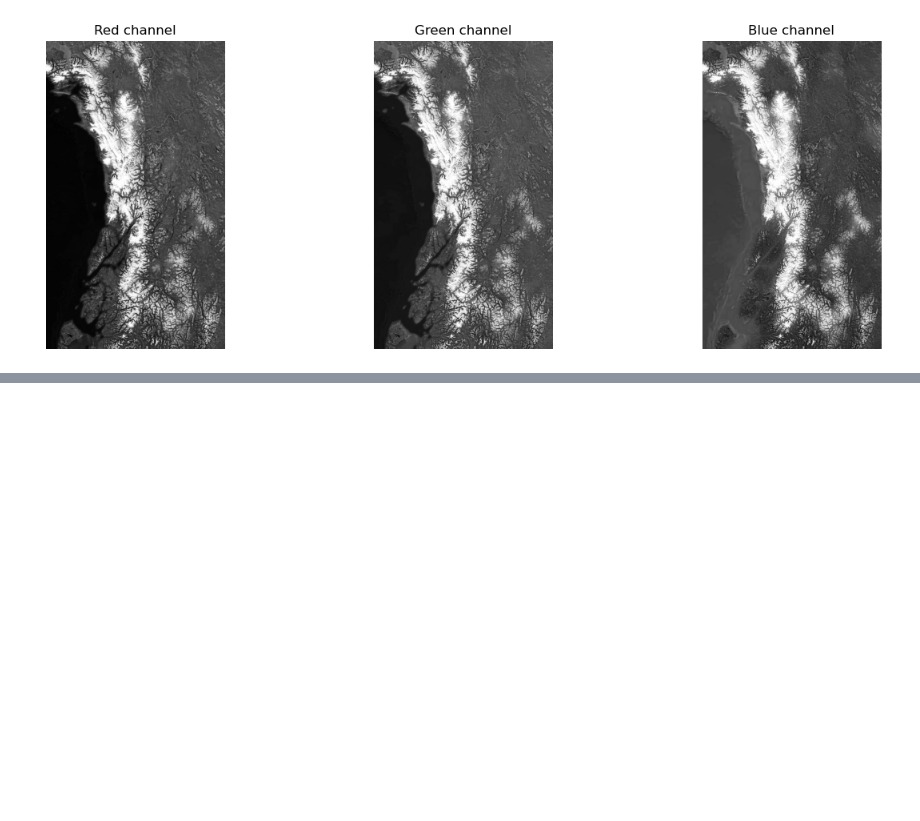
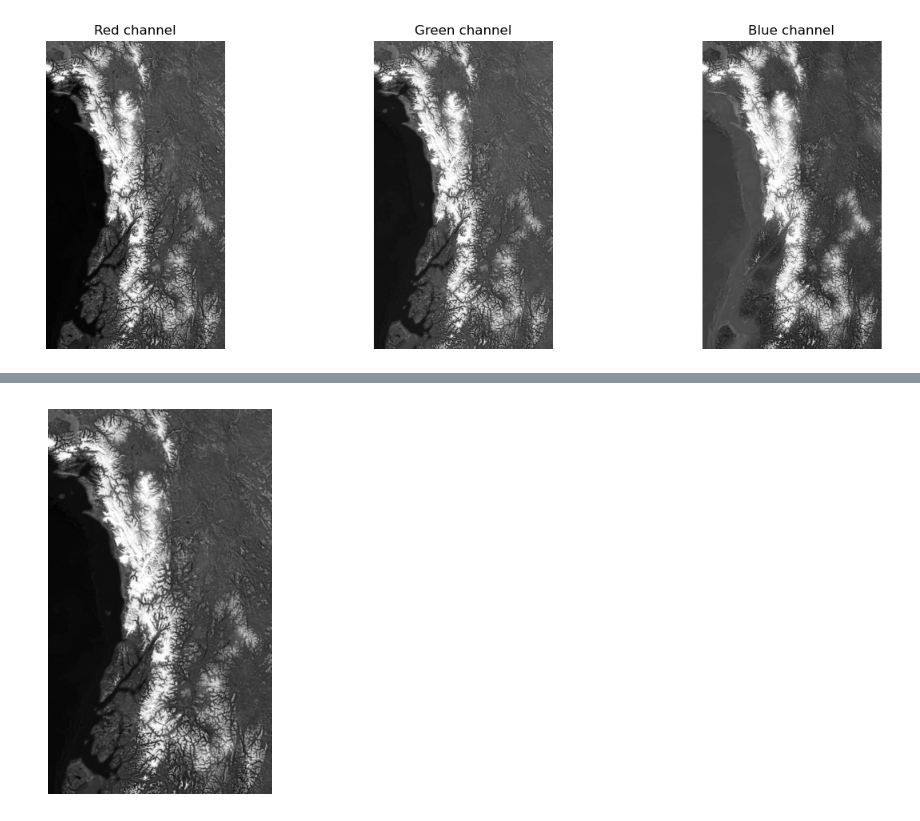
Before and after one commit to harsh125op/waterLevel, a Jupyter notebook: 1_Image_Process.ipynb, the cells around one changed output, grey strips where cells are left out. Saved outputs shown, nothing was run; the diff lists cells and outputs as text; code cells hidden in the pictures; blank space fills up the shorter version.

```diff
--- a/1_Image_Process.ipynb
+++ b/1_Image_Process.ipynb
@@ -107,0 +121,9 @@ plt.show()
+# %%
+#Denoising
+denoised_img = cv2.GaussianBlur(gray_img, (5, 5), 0)
+fig, ax = plt.subplots(figsize=(10, 5))
+ax.imshow(denoised_img, cmap='gray')
+ax.axis('off')
+plt.show()
+# %% [output]
+[figure, added]
```
Also changed, not shown: parts of 1 cell of this notebook.
